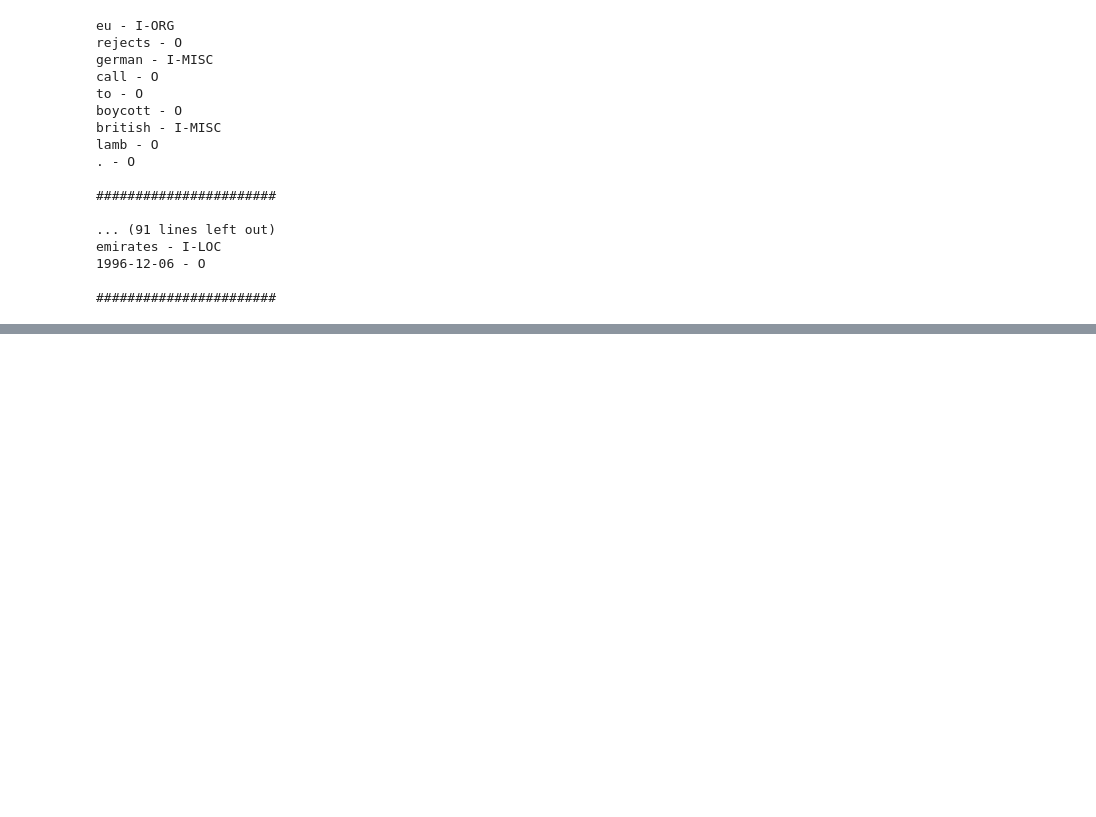
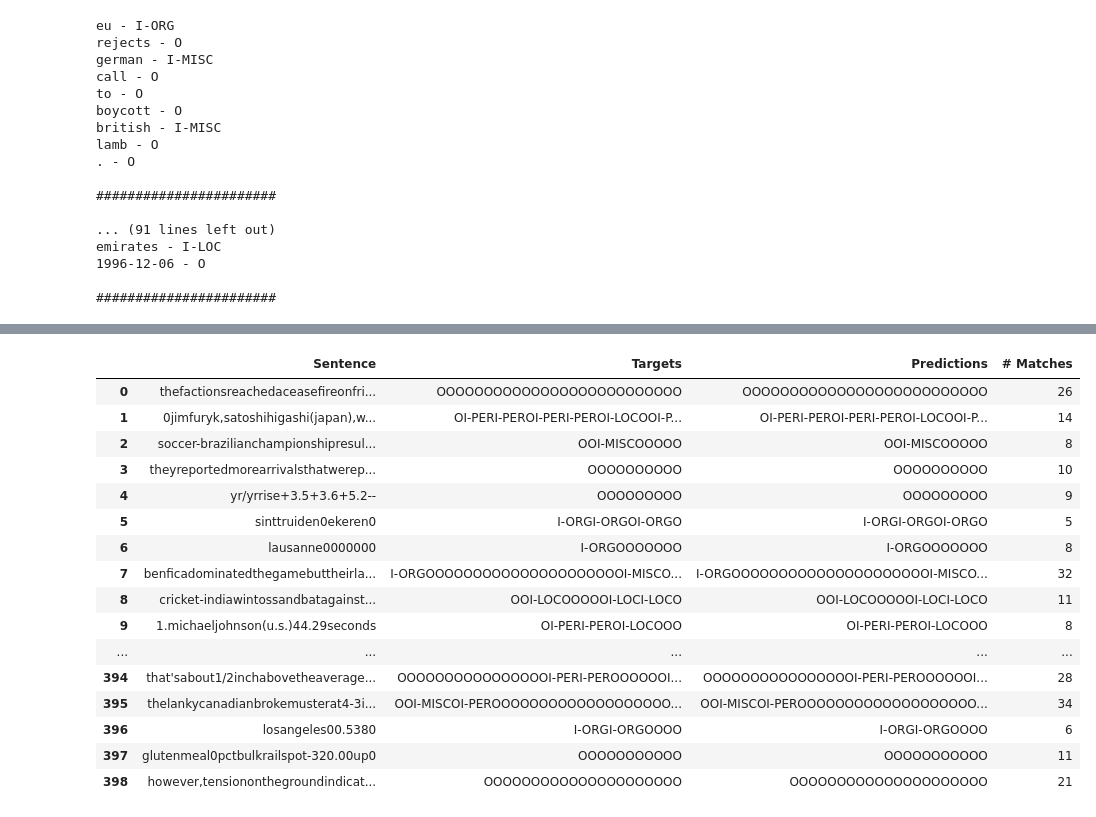
Before and after one commit to felixSchober/ABSA-Transformer, a Jupyter notebook: Notebook.ipynb, the cells around one changed output, grey strips where cells are left out. Saved outputs shown, nothing was run; the diff lists cells and outputs as text; code cells hidden in the pictures; blank space fills up the shorter version.

```diff
--- a/Notebook.ipynb
+++ b/Notebook.ipynb
@@ -154,3 +251,24 @@ KeyboardInterrupt:
+# %%
+df = predict_some_examples_to_df(model, conll2003['iters'][0], num_samples=800)
+display(HTML(df.to_html()))
+# %% [output]
+|  | Sentence | Targets | Predictions | # Matches |
+| 0 | thefactionsreachedaceasefireonfri... | OOOOOOOOOOOOOOOOOOOOOOOOOO | OOOOOOOOOOOOOOOOOOOOOOOOOO | 26 |
+| 1 | 0jimfuryk,satoshihigashi(japan),w... | OI-PERI-PEROI-PERI-PEROI-LOCOOI-P... | OI-PERI-PEROI-PERI-PEROI-LOCOOI-P... | 14 |
+| 2 | soccer-brazilianchampionshipresul... | OOI-MISCOOOOO | OOI-MISCOOOOO | 8 |
+| 3 | theyreportedmorearrivalsthatwerep... | OOOOOOOOOO | OOOOOOOOOO | 10 |
+| 4 | yr/yrrise+3.5+3.6+5.2-- | OOOOOOOOO | OOOOOOOOO | 9 |
+| 5 | sinttruiden0ekeren0 | I-ORGI-ORGOI-ORGO | I-ORGI-ORGOI-ORGO | 5 |
+| 6 | lausanne0000000 | I-ORGOOOOOOO | I-ORGOOOOOOO | 8 |
+| 7 | benficadominatedthegamebuttheirla... | I-ORGOOOOOOOOOOOOOOOOOOOOOI-MISCO... | I-ORGOOOOOOOOOOOOOOOOOOOOOI-MISCO... | 32 |
+| 8 | cricket-indiawintossandbatagainst... | OOI-LOCOOOOOI-LOCI-LOCO | OOI-LOCOOOOOI-LOCI-LOCO | 11 |
+| 9 | 1.michaeljohnson(u.s.)44.29seconds | OI-PERI-PEROI-LOCOOO | OI-PERI-PEROI-LOCOOO | 8 |
+| ... | ... | ... | ... | ... |
+| 394 | that'sabout1/2inchabovetheaverage... | OOOOOOOOOOOOOOOOI-PERI-PEROOOOOOI... | OOOOOOOOOOOOOOOOI-PERI-PEROOOOOOI... | 28 |
+| 395 | thelankycanadianbrokemusterat4-3i... | OOI-MISCOI-PEROOOOOOOOOOOOOOOOOOO... | OOI-MISCOI-PEROOOOOOOOOOOOOOOOOOO... | 34 |
+| 396 | losangeles00.5380 | I-ORGI-ORGOOOO | I-ORGI-ORGOOOO | 6 |
+| 397 | glutenmeal0pctbulkrailspot-320.00up0 | OOOOOOOOOOO | OOOOOOOOOOO | 11 |
+| 398 | however,tensiononthegroundindicat... | OOOOOOOOOOOOOOOOOOOOO | OOOOOOOOOOOOOOOOOOOOO | 21 |
 # %%
 import numpy as np
 a = np.array([
```
Also changed, not shown: parts of 16 cells of this notebook, 5 other files.
